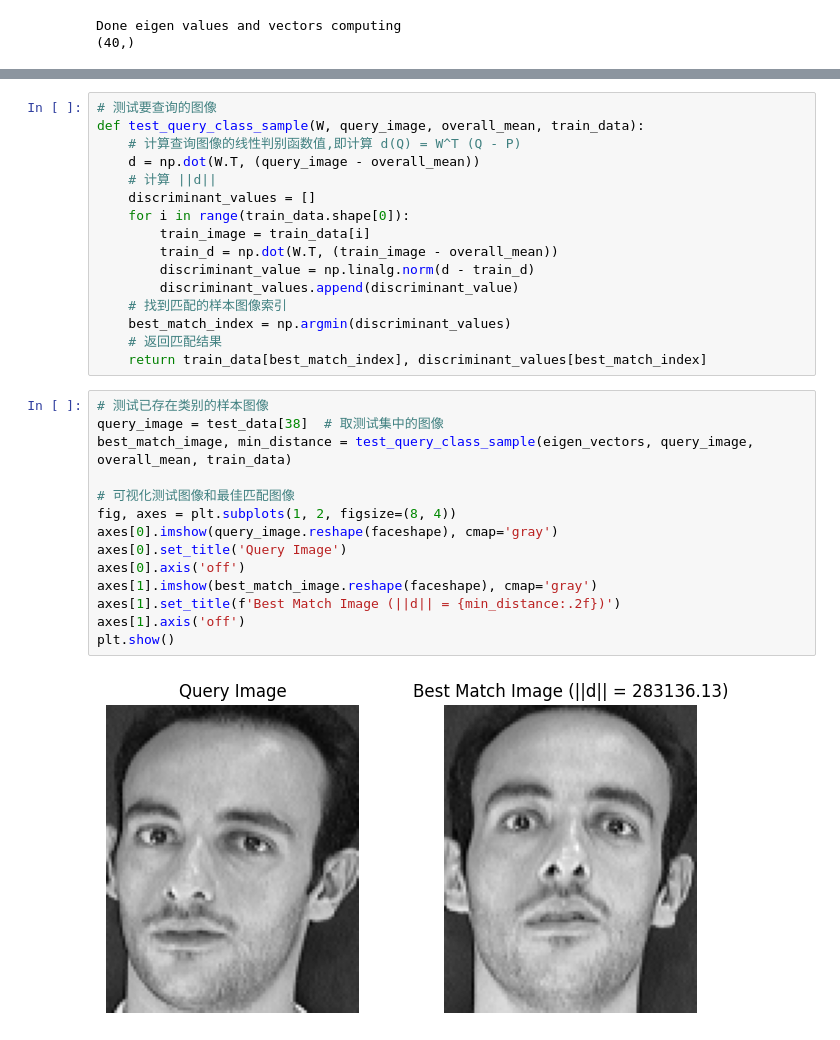
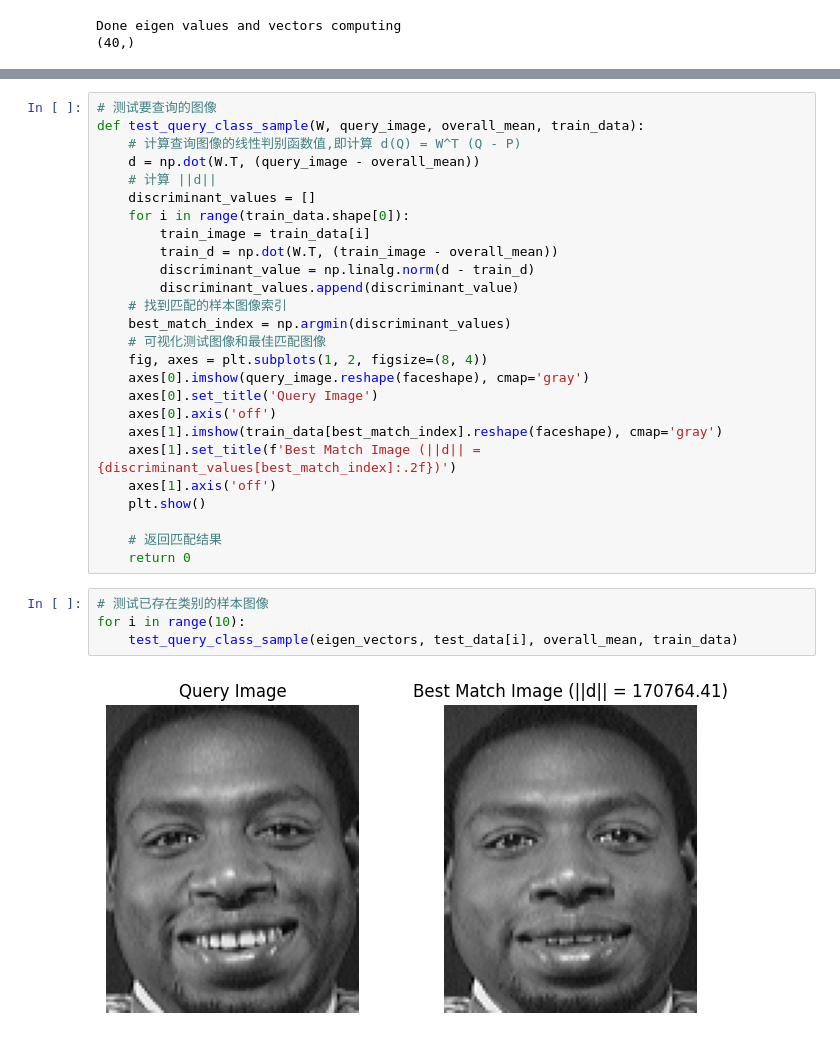
Before and after one commit to TonyHuang6666/Manifold-Learning, a Jupyter notebook: Linear Discriminant analysis/LDA-Face Recognition.ipynb, the cells around one changed output, grey strips where cells are left out. Cells and saved outputs as stored; diff of their text form.

```diff
--- a/Linear Discriminant analysis/LDA-Face Recognition.ipynb
+++ b/Linear Discriminant analysis/LDA-Face Recognition.ipynb
@@ -161,21 +161,21 @@ def test_query_class_sample(W, query_image, overall_mean, train_data):
         discriminant_values.append(discriminant_value)
     # 找到匹配的样本图像索引
     best_match_index = np.argmin(discriminant_values)
+    # 可视化测试图像和最佳匹配图像
+    fig, axes = plt.subplots(1, 2, figsize=(8, 4))
+    axes[0].imshow(query_image.reshape(faceshape), cmap='gray')
+    axes[0].set_title('Query Image')
+    axes[0].axis('off')
+    axes[1].imshow(train_data[best_match_index].reshape(faceshape), cmap='gray')
+    axes[1].set_title(f'Best Match Image (||d|| = {discriminant_values[best_match_index]:.2f})')
+    axes[1].axis('off')
+    plt.show()
+
     # 返回匹配结果
-    return train_data[best_match_index], discriminant_values[best_match_index]
+    return 0
-# %%
-# 测试已存在类别的样本图像
-query_image = test_data[38]  # 取测试集中的图像
-best_match_image, min_distance = test_query_class_sample(eigen_vectors, query_image, overall_mean, train_data)
-
-# 可视化测试图像和最佳匹配图像
-fig, axes = plt.subplots(1, 2, figsize=(8, 4))
-axes[0].imshow(query_image.reshape(faceshape), cmap='gray')
-axes[0].set_title('Query Image')
-axes[0].axis('off')
-axes[1].imshow(best_match_image.reshape(faceshape), cmap='gray')
-axes[1].set_title(f'Best Match Image (||d|| = {min_distance:.2f})')
-axes[1].axis('off')
-plt.show()
-# %% [output]
-[figure, removed]
+# %%
+# 测试已存在类别的样本图像
+for i in range(10):
+    test_query_class_sample(eigen_vectors, test_data[i], overall_mean, train_data)
+# %% [output]
+[figure, added]
```
Also changed, not shown: parts of 2 cells of this notebook, 5 other files.
